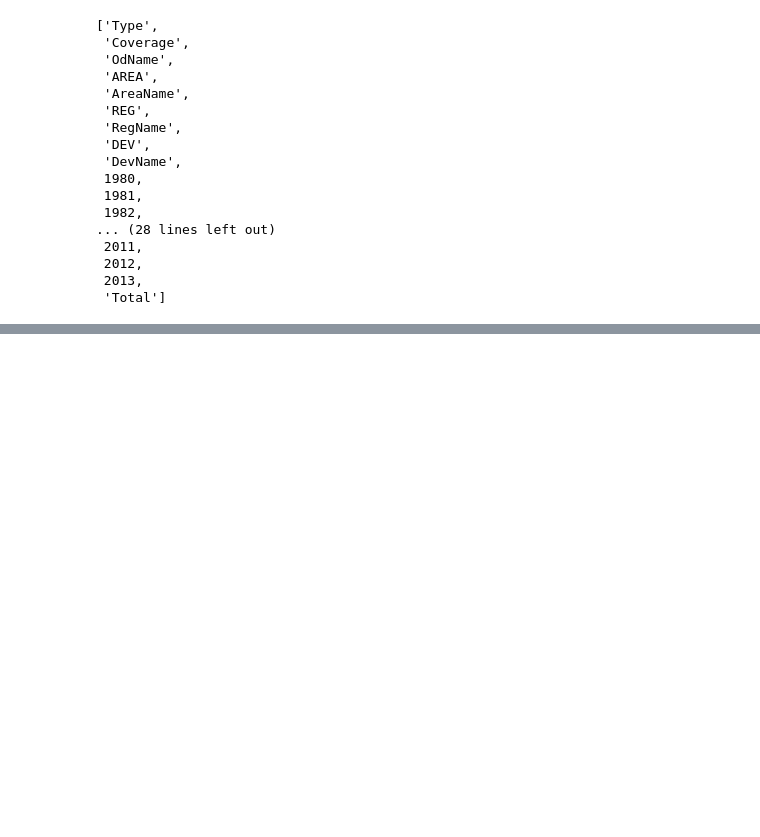
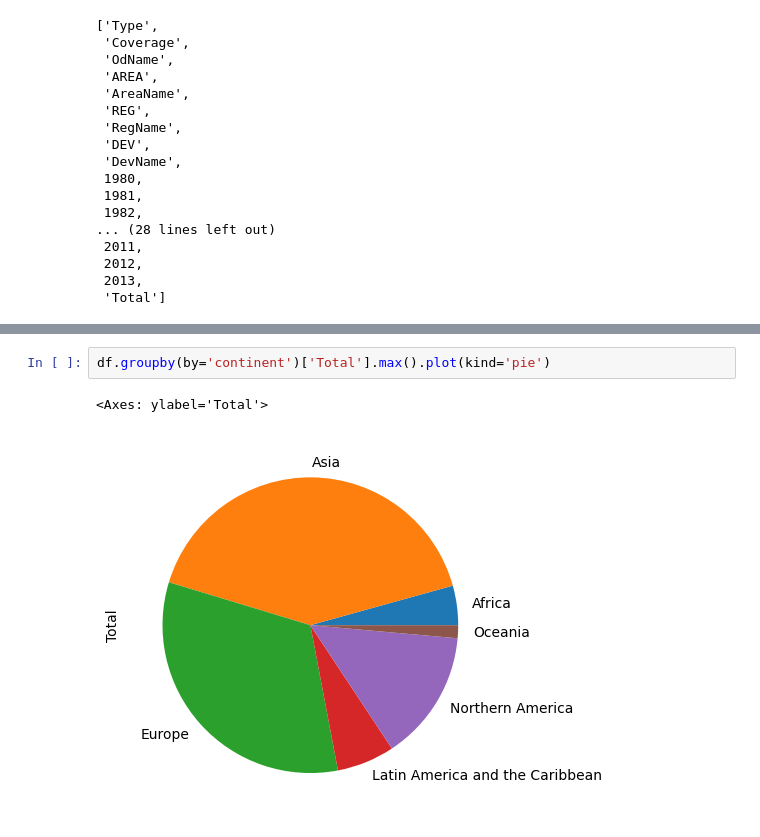
Before and after one commit to Ritesh1422/python_data_analytics2, a Jupyter notebook: immigration_analysis/analysis.ipynb, the cells around one changed output, grey strips where cells are left out. Drawn from its saved outputs; the diff is of its cells as text; blank space fills up the shorter version.

```diff
--- a/immigration_analysis/analysis.ipynb
+++ b/immigration_analysis/analysis.ipynb
@@ -549,0 +794,5 @@ df.head()
+# %%
+df.groupby(by='continent')['Total'].max().plot(kind='pie')
+# %% [output]
+<Axes: ylabel='Total'>
+[figure, added]
```
Also changed, not shown: parts of 34 cells of this notebook.
